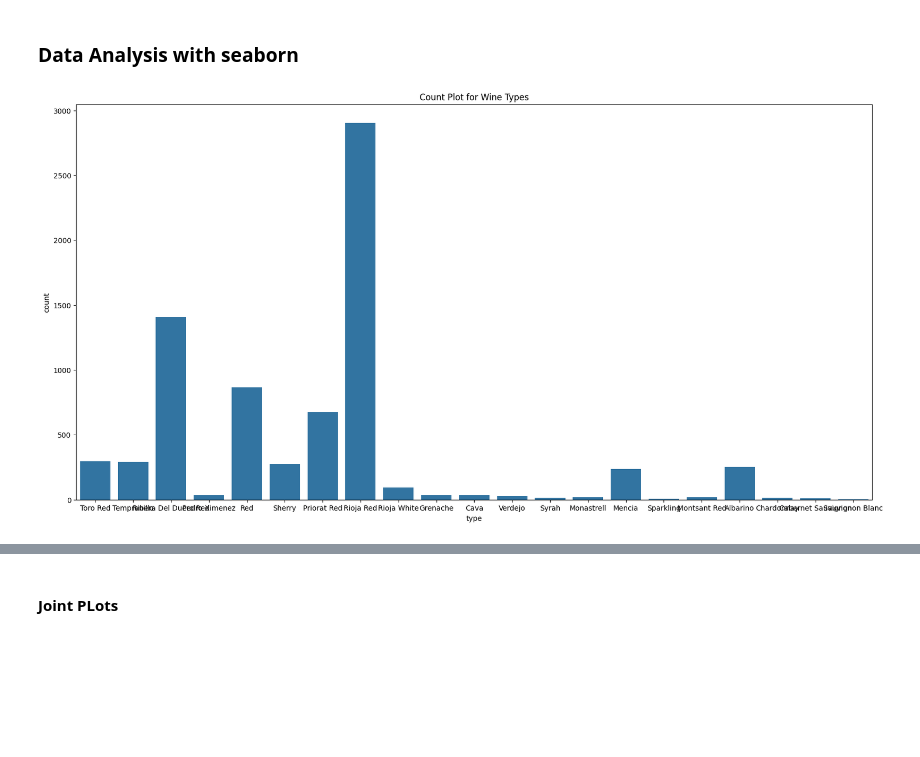
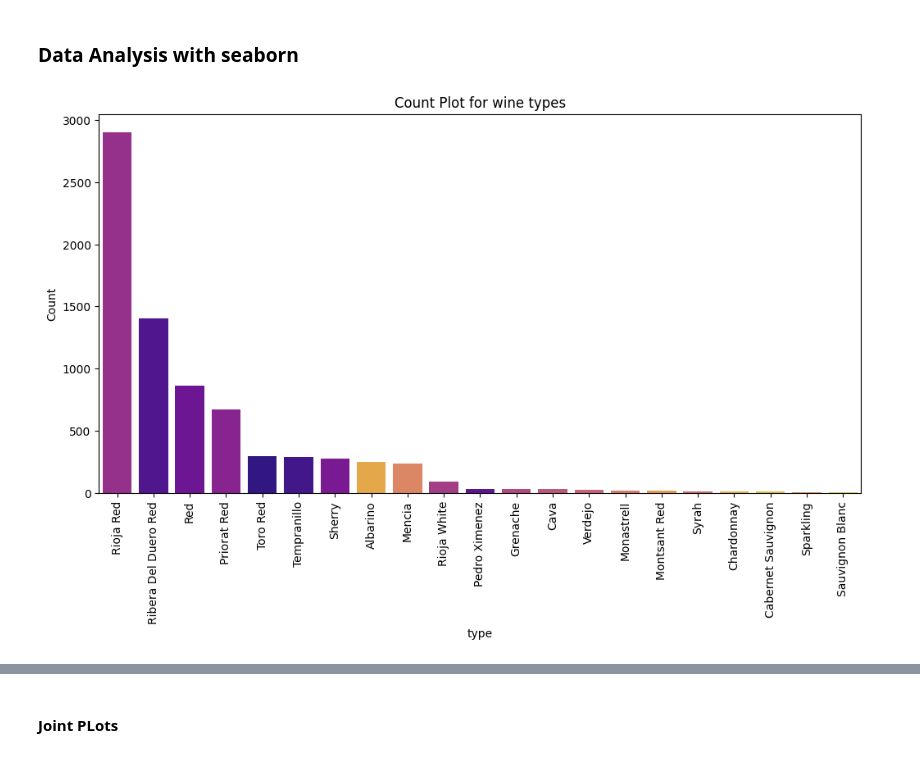
Before and after one commit to shilpaaah/Machine-Learning, a Jupyter notebook: PROJECTML!.ipynb, the cells around one changed output, grey strips where cells are left out. Drawn from its saved outputs; the diff is of its cells as text; code cells hidden in the pictures; blank space fills up the shorter version.

```diff
--- a/PROJECTML!.ipynb
+++ b/PROJECTML!.ipynb
@@ -253,9 +276,12 @@ Name: type, dtype: int64
 ### **Data Analysis with seaborn**
 # %%
 # Count plot for 'type'
-plt.figure(figsize=(20, 10))
-sns.countplot(x='type',data=df)
-plt.title('Count Plot for Wine Types')
+plt.figure(figsize=(12, 6))
+sns.countplot(x='type',data=df,hue='type',order=df['type'].value_counts().index, palette='plasma',legend=False)
+plt.title('Count Plot for wine types')
+plt.xlabel('type')
+plt.ylabel('Count')
+plt.xticks(rotation=90)
 plt.show()
 # %% [output]
-[figure, old version]
+[figure, new version]
```
Also changed, not shown: parts of 43 cells of this notebook.
